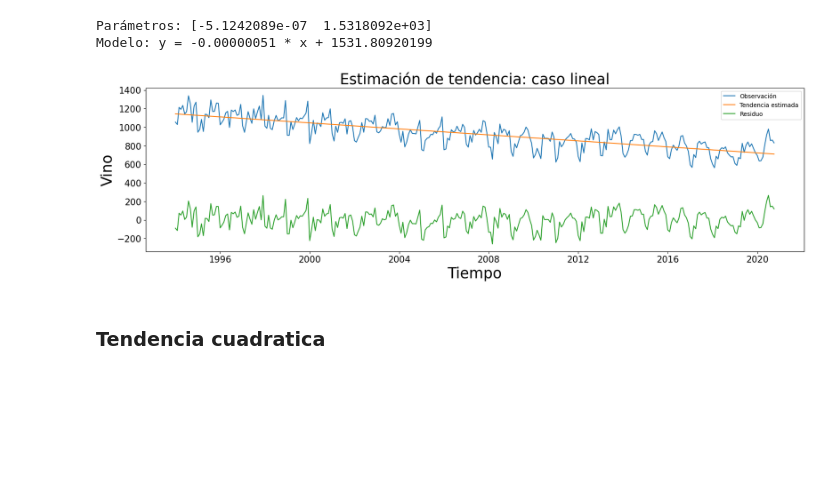
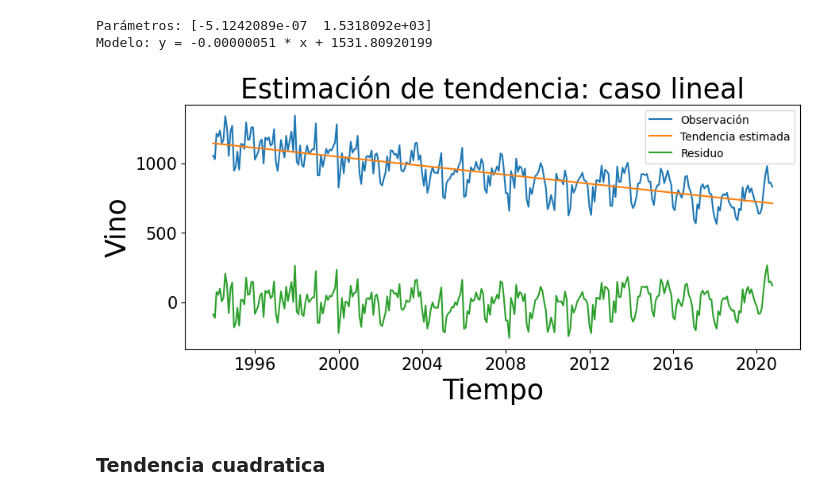
Before and after one commit to sergio2pi/CEIA-FIUBA_ST, a Jupyter notebook: trabajo_integrador/series_temporales.ipynb, the cells around one changed output. Cells and saved outputs as stored; diff of their text form; code cells hidden in the pictures; blank space fills up the shorter version.

```diff
--- a/trabajo_integrador/series_temporales.ipynb
+++ b/trabajo_integrador/series_temporales.ipynb
@@ -235,24 +252,24 @@ Parámetros: [-5.1242089e-07  1.5318092e+03]
 Modelo: y = -0.00000051 * x + 1531.80920199
 # %%
 # GRAFICO
-plt.figure(figsize=(20, 5))
+plt.figure(figsize=(10, 4))
 
 # Serie original
 plt.plot(dataset['indice_tiempo'], dataset['vino'], label='Observación')
 
 # Estimación de la tendencia.
 plt.plot(dataset['indice_tiempo'], objective(ts, *parameters), label='Tendencia estimada')
 
 # Residuo. Original - Tendencia
 residuo = dataset['vino'] - objective(ts, *parameters)
 plt.plot(dataset['indice_tiempo'], residuo, label='Residuo')
 plt.title("Estimación de tendencia: caso lineal")
 plt.legend()
 plt.xlabel("Tiempo")
 plt.ylabel("Vino")
 plt.show()
 # %% [output]
-[figure, old version]
+[figure, new version]
 # %% [markdown]
 ### Tendencia cuadratica
 # %%
```
Also changed, not shown: parts of 61 cells of this notebook, 1 other file.
